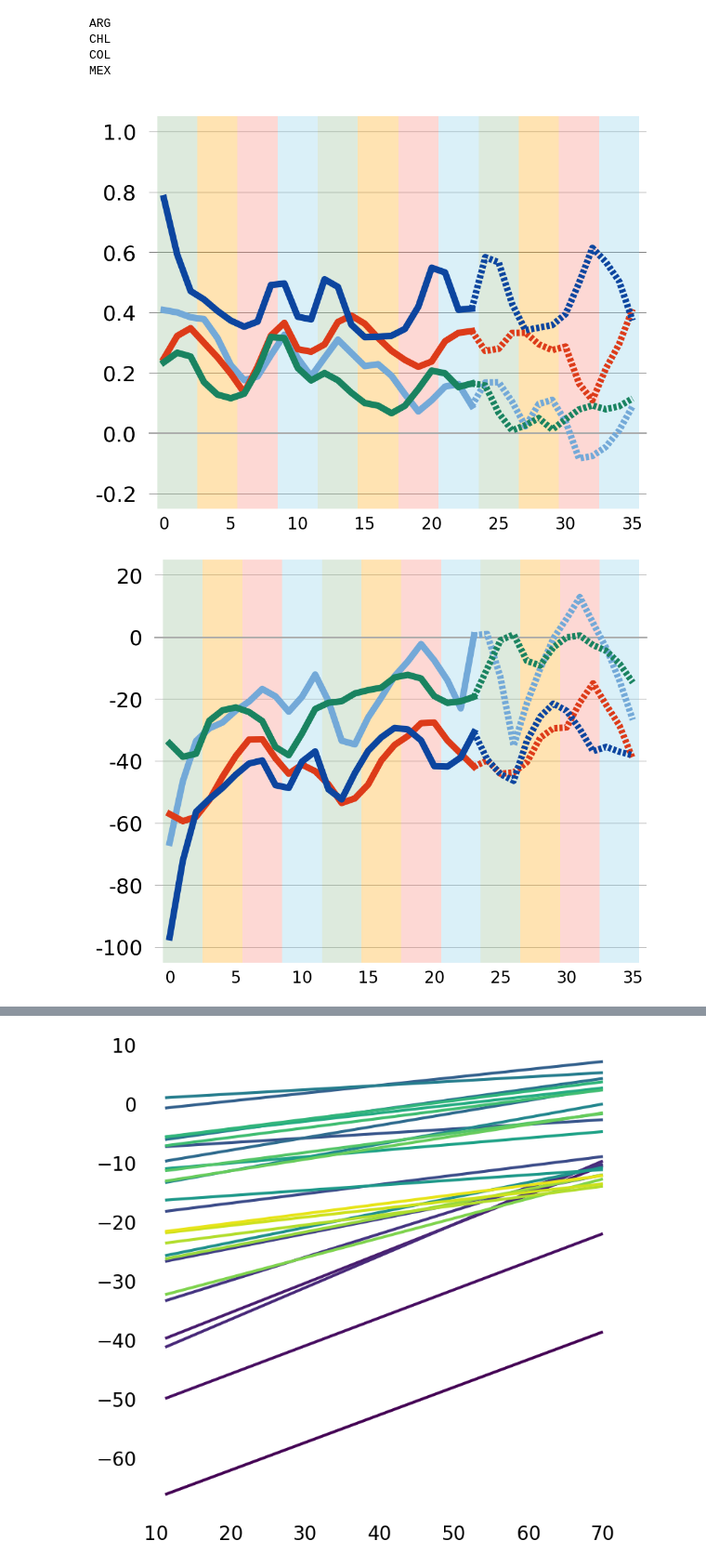
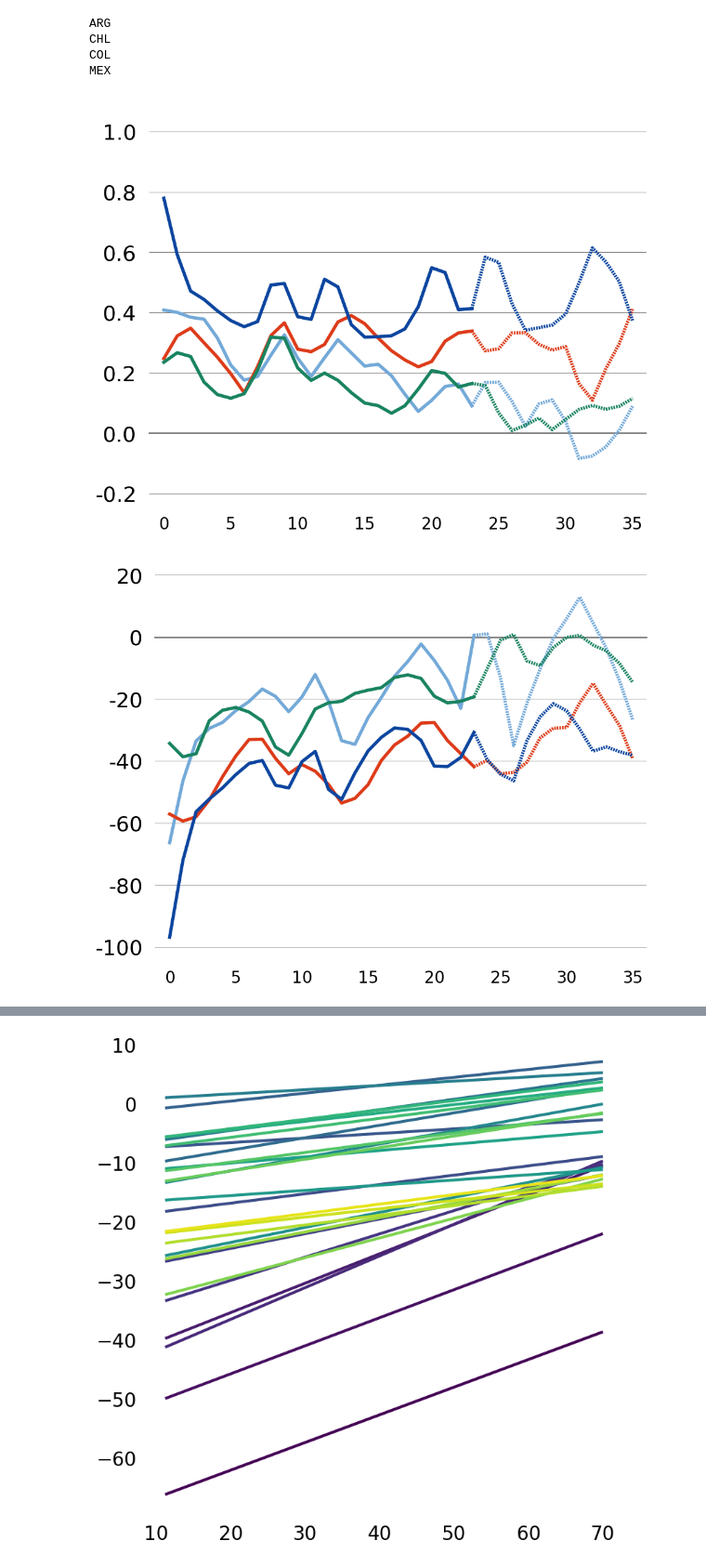
Before and after one commit to carmen-cabrera/latin-mobility-covid, a Jupyter notebook: code/figure-regression-evo.ipynb, the cells around one changed output, grey strips where cells are left out. Shown at 93% size. Drawn from its saved outputs; the diff is of its cells as text; code cells hidden in the pictures.

Commit message:
figures

```diff
--- a/code/figure-regression-evo.ipynb
+++ b/code/figure-regression-evo.ipynb
@@ -114,8 +114,8 @@ for i in range(len(slopes)):
     y_smooth = pd.DataFrame({'y_smooth': slopes[i]}).apply(savgol_filter,  window_length=5, polyorder=2)
     y_obs = y_smooth[0:24]
     y_fcst = y_smooth[23:]
-    ax.plot(x_obs, y_obs, zorder=100, lw=8, color=colors[i])
-    ax.plot(x_fcst, y_fcst, zorder=100, lw=8, color=colors[i], linestyle='--', dashes=(.5, .3))
+    ax.plot(x_obs, y_obs, zorder=100, lw=4, color=colors[i])
+    ax.plot(x_fcst, y_fcst, zorder=100, lw=4, color=colors[i], linestyle='--', dashes=(.5, .3))
 
 xmin, xmax = -.1,36
 ax.set_ylim([xmin, xmax])
@@ -133,20 +133,20 @@ for y in yticks:
     ax.plot([xmin-1, xmax],[y,y], color='gray', lw=0.7, zorder=0)
 ax.tick_params(axis = 'y', labelsize = 26, pad=-15, rotation=0)
 
-ax.plot([xmin-1, xmax],[0,0], color='darkgray', lw=2, zorder=1)
+ax.plot([xmin-1, xmax],[0,0], color='gray', lw=2, zorder=1)
 
-season = ['darkseagreen', 'orange', 'salmon', 'skyblue']
-i = 0
-for k in range(1,len(x), 3):
-    x = [k-1.50, k+1.50]
-    ax.fill_between(x, 1.05*np.ones(len(x)), -0.25*np.ones(len(x)), color=season[i%4], alpha=0.3, edgecolor='None', linewidth=0, zorder=0)
-    i += 1
+# season = ['darkseagreen', 'orange', 'salmon', 'skyblue']
+# i = 0
+# for k in range(1,len(x), 3):
+#     x = [k-1.50, k+1.50]
+#     ax.fill_between(x, 1.05*np.ones(len(x)), -0.25*np.ones(len(x)), color=season[i%4], alpha=0.3, edgecolor='None', linewidth=0, zorder=0)
+#     i += 1
 
-plt.savefig(wd + '/plots/figure-regression-evo/evo-slopes.pdf', bbox_inches = 'tight')
+plt.savefig(wd + '/plots/figure-regression-evo/evo-slopes-nobackground.pdf', bbox_inches = 'tight')
 
 plt.show()
 # %% [output]
-[figure, old version]
+[figure, new version]
 # %%
 fig,ax = plt.subplots(figsize=(12,9))
 
@@ -161,44 +161,44 @@ colors = [(115/255,169/255,216/255), (221/255,59/255,25/255), (12/255, 69/255, 1
 
 x = np.arange(len(intercepts[0]))
 x_obs = x[0:24]
 x_fcst = x[23:]
 for i in range(len(slopes)):
     y_smooth = pd.DataFrame({'y_smooth': intercepts[i]}).apply(savgol_filter,  window_length=5, polyorder=2)
     y_obs = y_smooth[0:24]
     y_fcst = y_smooth[23:]
-    ax.plot(x_obs, y_obs, zorder=100, lw=8, color=colors[i])
-    ax.plot(x_fcst, y_fcst, zorder=100, lw=8, color=colors[i], linestyle='--', dashes=(.5, .3))
+    ax.plot(x_obs, y_obs, zorder=100, lw=4, color=colors[i])
+    ax.plot(x_fcst, y_fcst, zorder=100, lw=4, color=colors[i], linestyle='--', dashes=(.5, .3))
 
 xmin, xmax = -.1,36
 ax.set_ylim([xmin, xmax])
 ymin, ymax = -105,25
 ax.set_ylim([ymin, ymax])
 
 # ax.plot([23,23],[ymin,ymax-0.05], color='k', lw=1.2, zorder=200, linestyle='--', dashes=(3, 1))
 
 yticks = []
 for i in range(int(ymin), int(ymax)):
     if i%20 == 0:
         yticks.append(i)
 ax.set_yticks(yticks, yticks)
 for y in yticks:
     ax.plot([xmin-1, xmax],[y,y], color='gray', lw=0.7, zorder=0)
 ax.tick_params(axis = 'y', labelsize = 26, pad=-15, rotation=0)
 
-ax.plot([xmin-1, xmax],[0,0], color='darkgray', lw=2, zorder=1)
+ax.plot([xmin-1, xmax],[0,0], color='gray', lw=2, zorder=1)
 
-season = ['darkseagreen', 'orange', 'salmon', 'skyblue']
-i = 0
-for k in range(1,len(x), 3):
-    x = [k-1.50, k+1.50]
-    ax.fill_between(x, 25*np.ones(len(x)), -105*np.ones(len(x)), color=season[i%4], alpha=0.3, edgecolor='None', linewidth=0, zorder=0)
-    i += 1
+# season = ['darkseagreen', 'orange', 'salmon', 'skyblue']
+# i = 0
+# for k in range(1,len(x), 3):
+#     x = [k-1.50, k+1.50]
+#     ax.fill_between(x, 25*np.ones(len(x)), -105*np.ones(len(x)), color=season[i%4], alpha=0.3, edgecolor='None', linewidth=0, zorder=0)
+#     i += 1
 
-plt.savefig(wd + '/plots/figure-regression-evo/evo-intercepts.pdf', bbox_inches = 'tight')
+plt.savefig(wd + '/plots/figure-regression-evo/evo-intercepts-nobackground.pdf', bbox_inches = 'tight')
 
 plt.show()
 # %% [output]
-[figure, old version]
+[figure, new version]
 # %%
 country = 'MEX'
 
```
Also changed, not shown: parts of 2 cells of this notebook, 19 other files.
